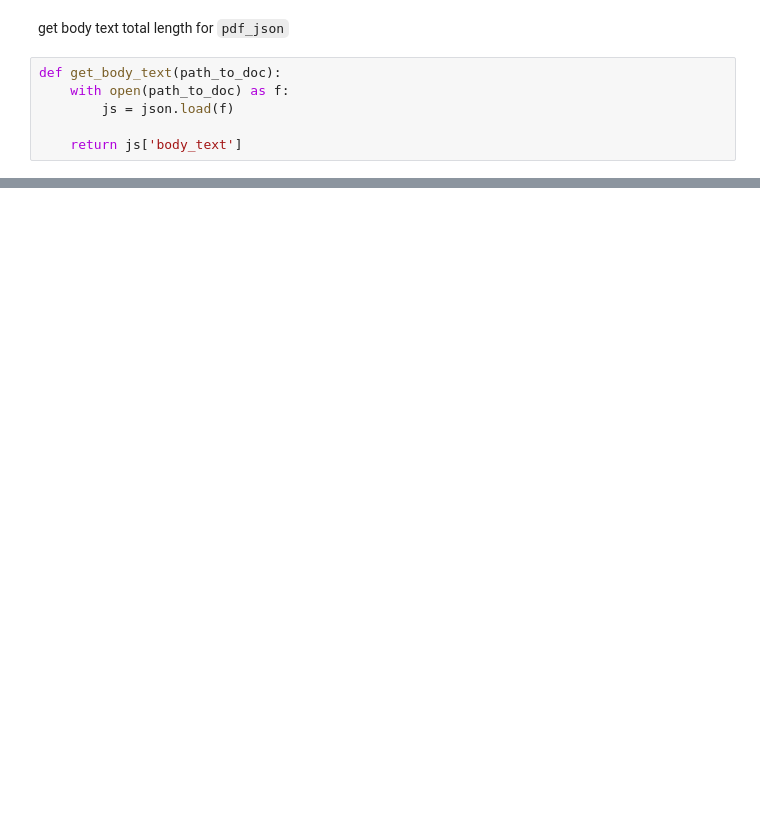
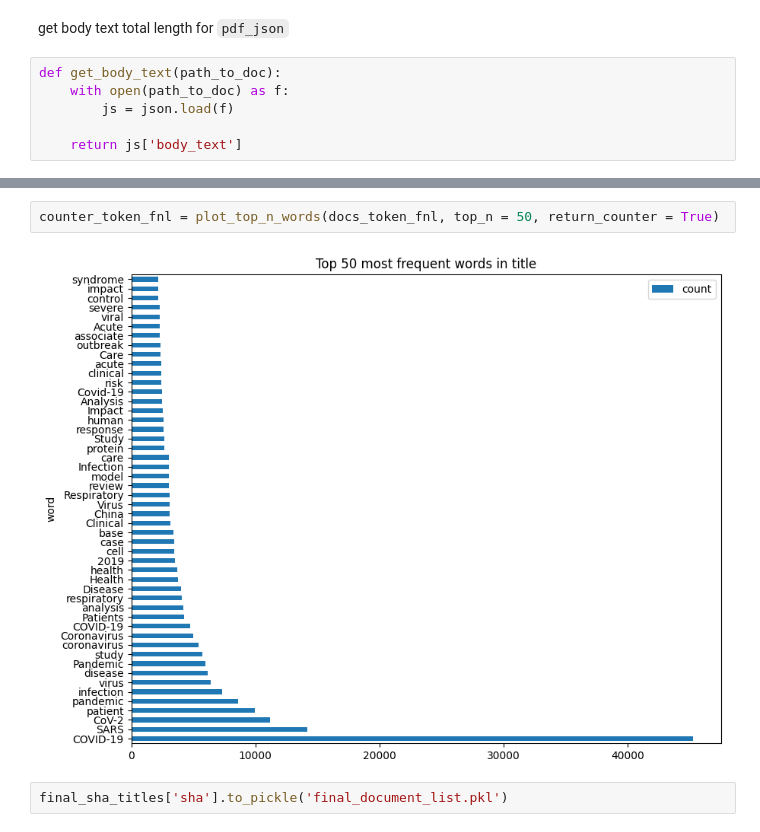
Before and after one commit to aldencabajar/cord-19-topic-modeling, a Jupyter notebook: cord-dataset-exploration.ipynb, the cells around one changed output, grey strips where cells are left out. Saved outputs shown, nothing was run; the diff lists cells and outputs as text; blank space fills up the shorter version.

```diff
--- a/cord-dataset-exploration.ipynb
+++ b/cord-dataset-exploration.ipynb
@@ -330,0 +337,6 @@ metadata.loc[metadata.sha.isin(sha_list)][['title', 'sha']].title.tolist()
+# %%
+counter_token_fnl = plot_top_n_words(docs_token_fnl, top_n = 50, return_counter = True)
+# %% [output]
+[figure, added]
+# %%
+final_sha_titles['sha'].to_pickle('final_document_list.pkl')
```
Also changed, not shown: parts of 13 cells of this notebook.
